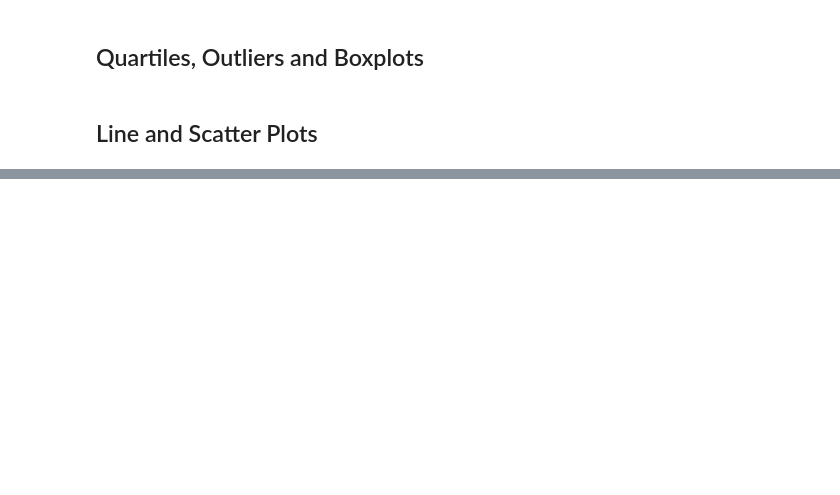
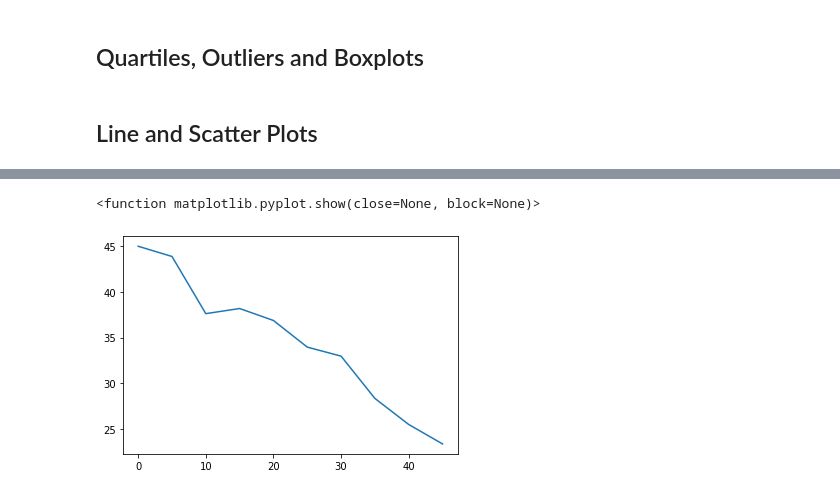
Before and after one commit to BatesJ72/matplotib_practice, a Jupyter notebook: pymaceuticals_v2.ipynb, the cells around one changed output, grey strips where cells are left out. Drawn from its saved outputs; the diff is of its cells as text; code cells hidden in the pictures; blank space fills up the shorter version.

```diff
--- a/pymaceuticals_v2.ipynb
+++ b/pymaceuticals_v2.ipynb
@@ -366,3 +376,11 @@ plt.show
 # %%
-# Calculate the correlation coefficient and linear regression model
-# for mouse weight and average tumor volume for the Capomulin regimen
+# Calculate the correlation coefficient and linear regression model for mouse weight and average tumor volume for the Capomulin regimen
+# Calculate the correlation coefficient and linear regression model between mouse weight and average tumor volume for the Capomulin treatment. Plot the linear regression model on top of the previous scatter plot.
+
+
+# Plot data
+plt.plot(df_capo1["timepoint"], df_capo1["tumor_volume_mm3"])
+plt.show
+# %% [output]
+<function matplotlib.pyplot.show(close=None, block=None)>
+[figure, added]
```
Also changed, not shown: parts of 4 cells of this notebook.
